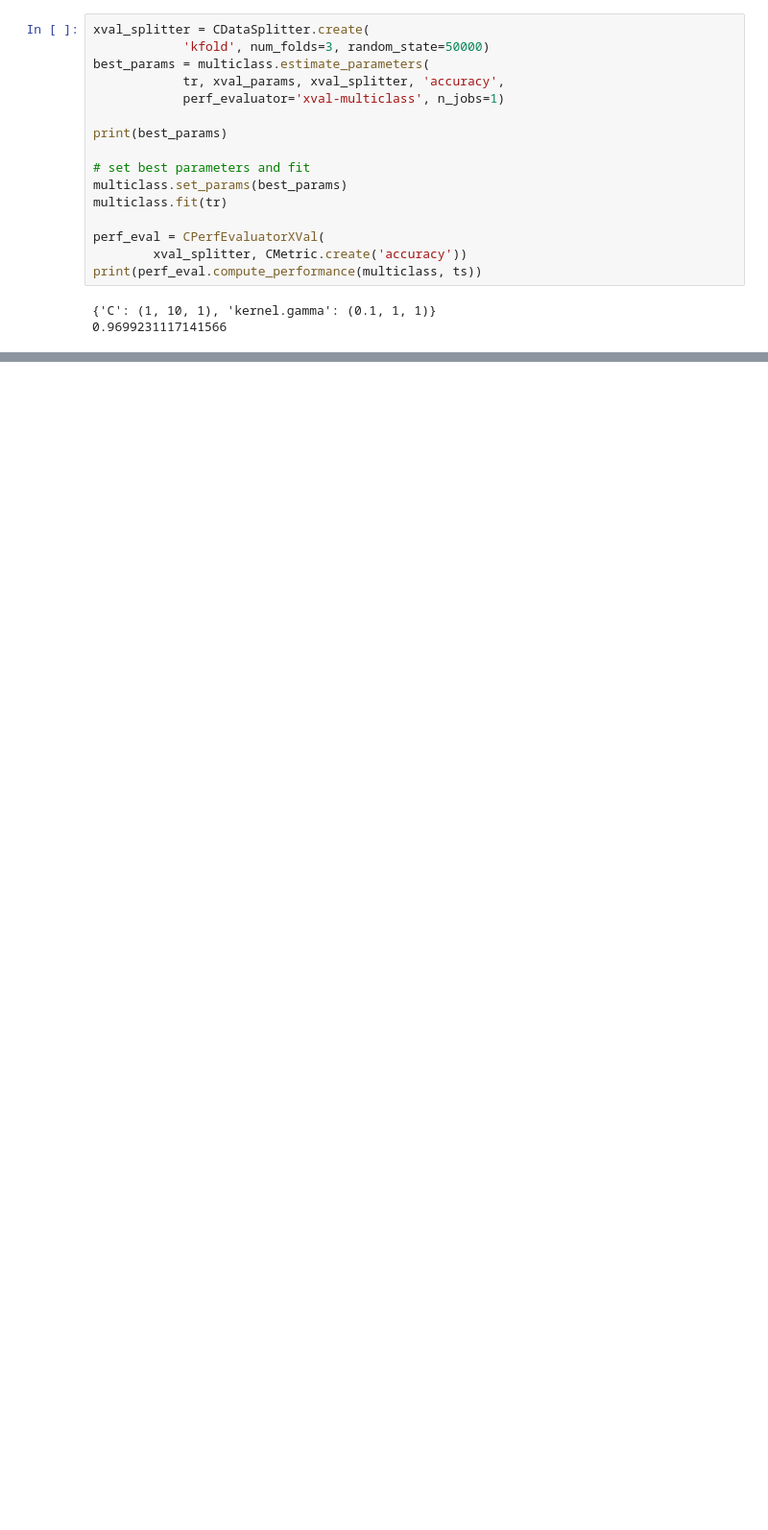
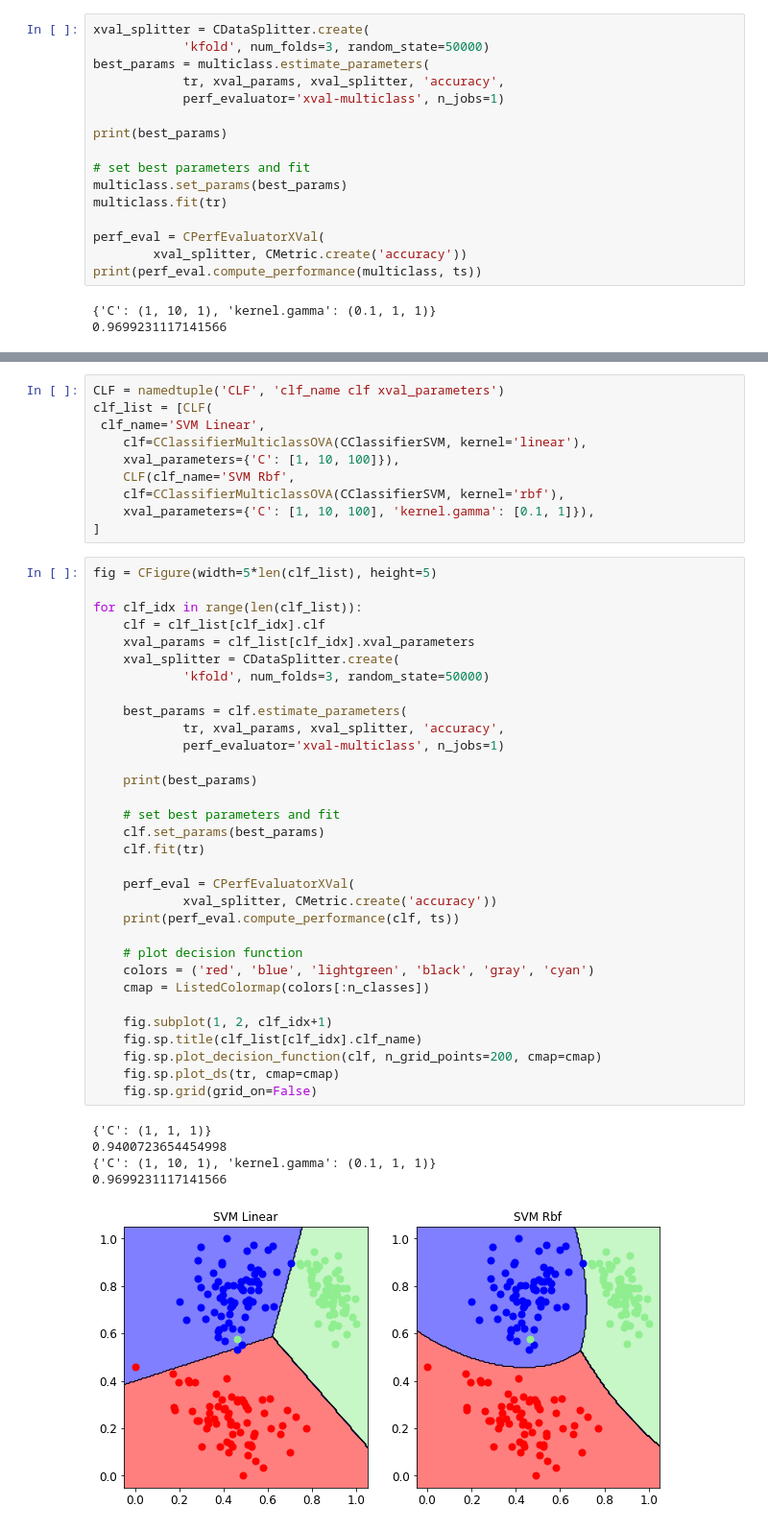
Before and after one commit to pralab/secml, a Jupyter notebook: src/secml/tutorials/01. Training.ipynb, the cells around one changed output, grey strips where cells are left out. Shown: that part at 96% size. Saved outputs shown, nothing was run; the diff lists cells and outputs as text; blank space fills up the shorter version.

```diff
--- a/src/secml/tutorials/01. Training.ipynb
+++ b/src/secml/tutorials/01. Training.ipynb
@@ -72,0 +84,48 @@ print(perf_eval.compute_performance(multiclass, ts))
+# %%
+CLF = namedtuple('CLF', 'clf_name clf xval_parameters')
+clf_list = [CLF(
+ clf_name='SVM Linear',
+    clf=CClassifierMulticlassOVA(CClassifierSVM, kernel='linear'),
+    xval_parameters={'C': [1, 10, 100]}),
+    CLF(clf_name='SVM Rbf',
+    clf=CClassifierMulticlassOVA(CClassifierSVM, kernel='rbf'),
+    xval_parameters={'C': [1, 10, 100], 'kernel.gamma': [0.1, 1]}),
+]
+# %%
+fig = CFigure(width=5*len(clf_list), height=5)
+
+for clf_idx in range(len(clf_list)):
+    clf = clf_list[clf_idx].clf
+    xval_params = clf_list[clf_idx].xval_parameters
+    xval_splitter = CDataSplitter.create(
+            'kfold', num_folds=3, random_state=50000)
+
+    best_params = clf.estimate_parameters(
+            tr, xval_params, xval_splitter, 'accuracy',
+            perf_evaluator='xval-multiclass', n_jobs=1)
+
+    print(best_params)
+
+    # set best parameters and fit
+    clf.set_params(best_params)
+    clf.fit(tr)
+
+    perf_eval = CPerfEvaluatorXVal(
+            xval_splitter, CMetric.create('accuracy'))
+    print(perf_eval.compute_performance(clf, ts))
+
+    # plot decision function
+    colors = ('red', 'blue', 'lightgreen', 'black', 'gray', 'cyan')
+    cmap = ListedColormap(colors[:n_classes])
+
+    fig.subplot(1, 2, clf_idx+1)
+    fig.sp.title(clf_list[clf_idx].clf_name)
+    fig.sp.plot_decision_function(clf, n_grid_points=200, cmap=cmap)
+    fig.sp.plot_ds(tr, cmap=cmap)
+    fig.sp.grid(grid_on=False)
+# %% [output]
+{'C': (1, 1, 1)}
+0.9400723654454998
+{'C': (1, 10, 1), 'kernel.gamma': (0.1, 1, 1)}
+0.9699231117141566
+[figure, added]
```
Also changed, not shown: parts of 4 cells of this notebook, 1 other file.
